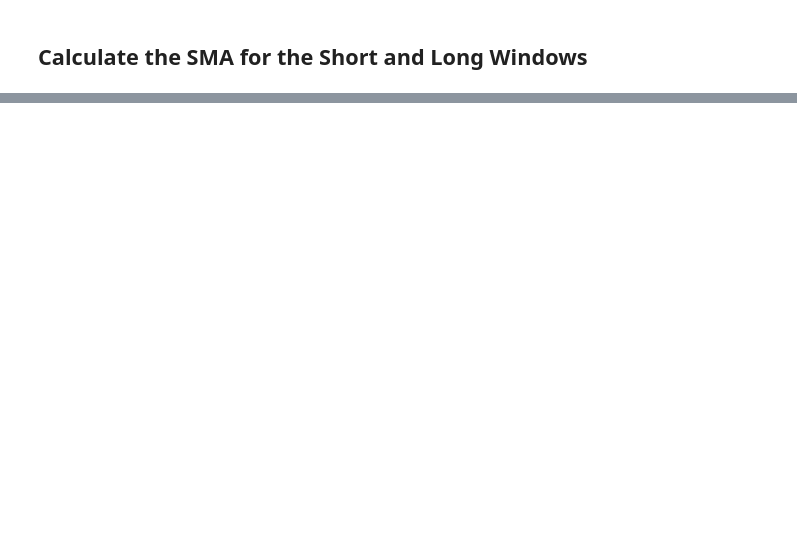
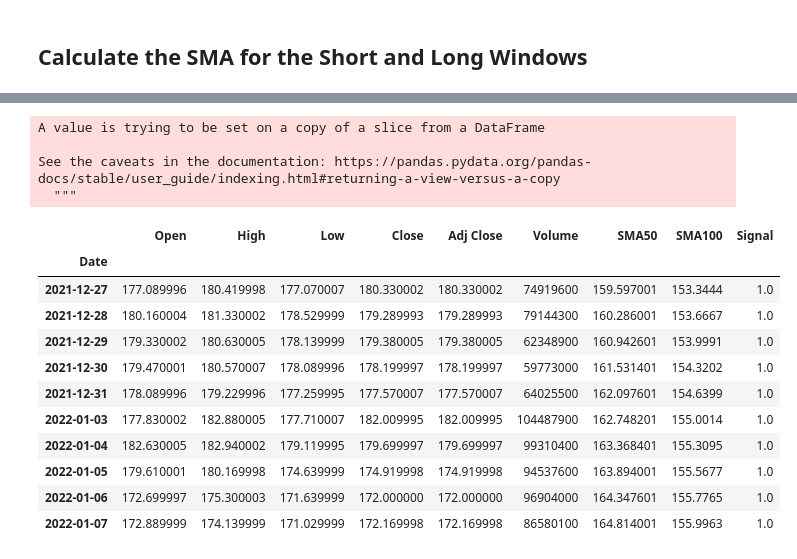
Before and after one commit to SpeedsMach5/Mega-Sharks_Q_Branch, a Jupyter notebook: dmac_strategy.ipynb, the cells around one changed output, grey strips where cells are left out. Cells and saved outputs as stored; diff of their text form; code cells hidden in the pictures; blank space fills up the shorter version.

```diff
--- a/dmac_strategy.ipynb
+++ b/dmac_strategy.ipynb
@@ -75,0 +126,27 @@ long_window = 100
+# %%
+# Generate the trading signal 0 or 1,
+# where 1 is the short-window (SMA50) greater than the long-window (SMA100)
+# and 0 is when the condition is not met
+signals_df["Signal"][short_window:] = np.where(
+    signals_df["SMA50"][short_window:] > signals_df["SMA100"][short_window:], 1.0, 0.0
+)
+
+# Review the DataFrame
+signals_df.tail(10)
+# %% [output]
+A value is trying to be set on a copy of a slice from a DataFrame
+
+See the caveats in the documentation: https://pandas.pydata.org/pandas-docs/stable/user_guide/indexing.html#returning-a-view-versus-a-copy
+  """
+|  | Open | High | Low | Close | Adj Close | Volume | SMA50 | SMA100 | Signal |
+| Date |  |  |  |  |  |  |  |  |  |
+| 2021-12-27 | 177.089996 | 180.419998 | 177.070007 | 180.330002 | 180.330002 | 74919600 | 159.597001 | 153.3444 | 1.0 |
+| 2021-12-28 | 180.160004 | 181.330002 | 178.529999 | 179.289993 | 179.289993 | 79144300 | 160.286001 | 153.6667 | 1.0 |
+| 2021-12-29 | 179.330002 | 180.630005 | 178.139999 | 179.380005 | 179.380005 | 62348900 | 160.942601 | 153.9991 | 1.0 |
+| 2021-12-30 | 179.470001 | 180.570007 | 178.089996 | 178.199997 | 178.199997 | 59773000 | 161.531401 | 154.3202 | 1.0 |
+| 2021-12-31 | 178.089996 | 179.229996 | 177.259995 | 177.570007 | 177.570007 | 64025500 | 162.097601 | 154.6399 | 1.0 |
+| 2022-01-03 | 177.830002 | 182.880005 | 177.710007 | 182.009995 | 182.009995 | 104487900 | 162.748201 | 155.0014 | 1.0 |
+| 2022-01-04 | 182.630005 | 182.940002 | 179.119995 | 179.699997 | 179.699997 | 99310400 | 163.368401 | 155.3095 | 1.0 |
+| 2022-01-05 | 179.610001 | 180.169998 | 174.639999 | 174.919998 | 174.919998 | 94537600 | 163.894001 | 155.5677 | 1.0 |
+| 2022-01-06 | 172.699997 | 175.300003 | 171.639999 | 172.000000 | 172.000000 | 96904000 | 164.347601 | 155.7765 | 1.0 |
+| 2022-01-07 | 172.889999 | 174.139999 | 171.029999 | 172.169998 | 172.169998 | 86580100 | 164.814001 | 155.9963 | 1.0 |
```
Also changed, not shown: parts of 6 cells of this notebook.
